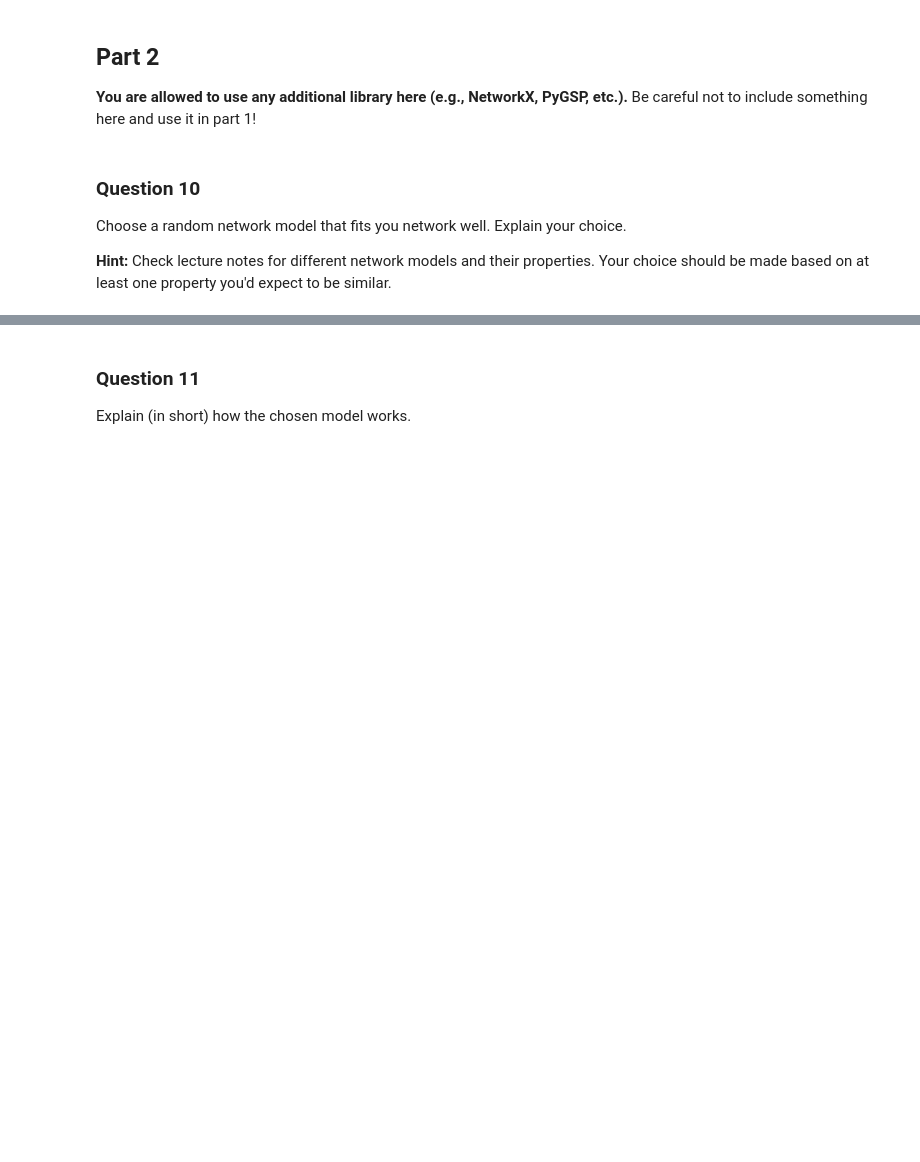
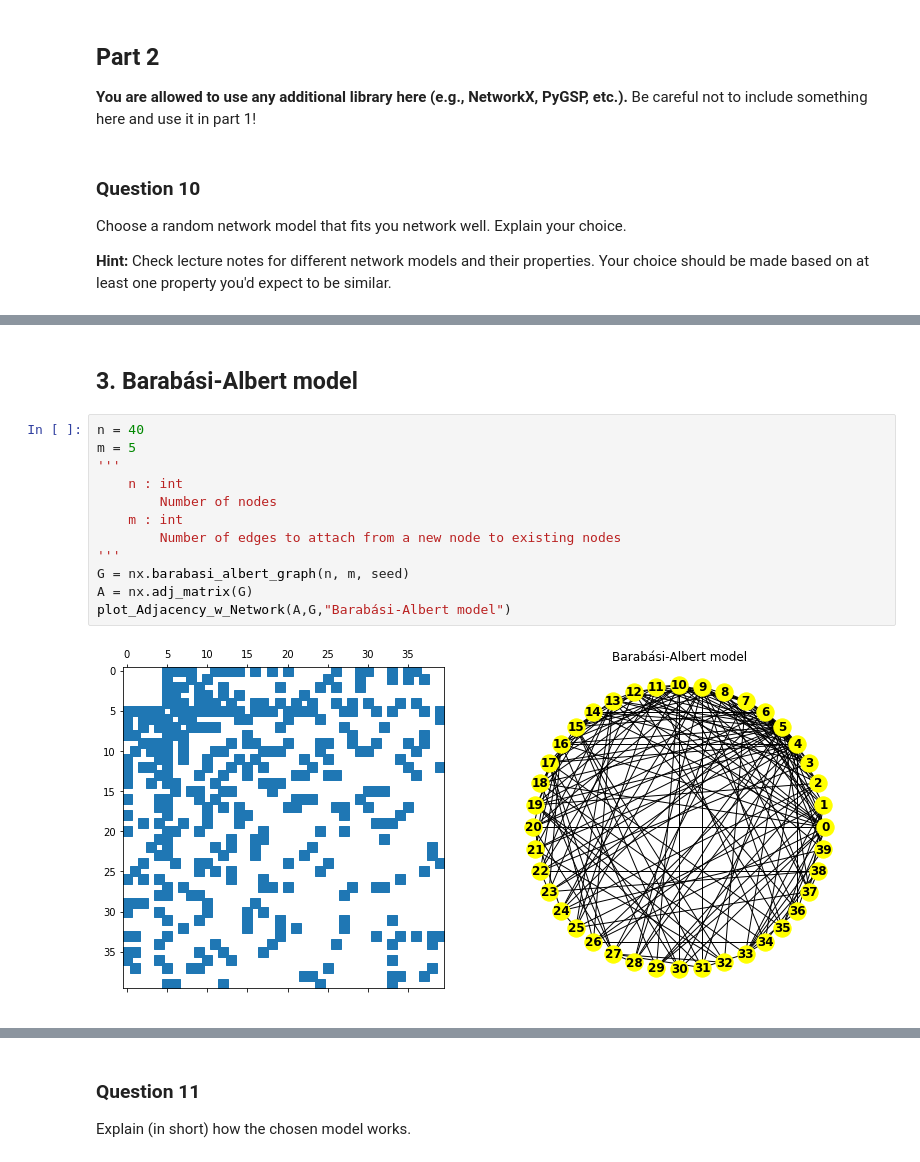
Before and after one commit to weberjoe/NTDS-MS-1-Route2-911, a Jupyter notebook: MS_2/2_network_models.ipynb, the cells around one changed output, grey strips where cells are left out. Cells and saved outputs as stored; diff of their text form; blank space fills up the shorter version.

```diff
--- a/MS_2/2_network_models.ipynb
+++ b/MS_2/2_network_models.ipynb
@@ -326,0 +419,16 @@ Choose a random network model that fits you network well. Explain your choice.
+# %% [markdown]
+## 3. Barabási-Albert model
+# %%
+n = 40
+m = 5
+'''
+    n : int
+        Number of nodes
+    m : int
+        Number of edges to attach from a new node to existing nodes
+'''
+G = nx.barabasi_albert_graph(n, m, seed)
+A = nx.adj_matrix(G)
+plot_Adjacency_w_Network(A,G,"Barabási-Albert model")
+# %% [output]
+[figure, added]
```
Also changed, not shown: parts of 23 cells of this notebook.
